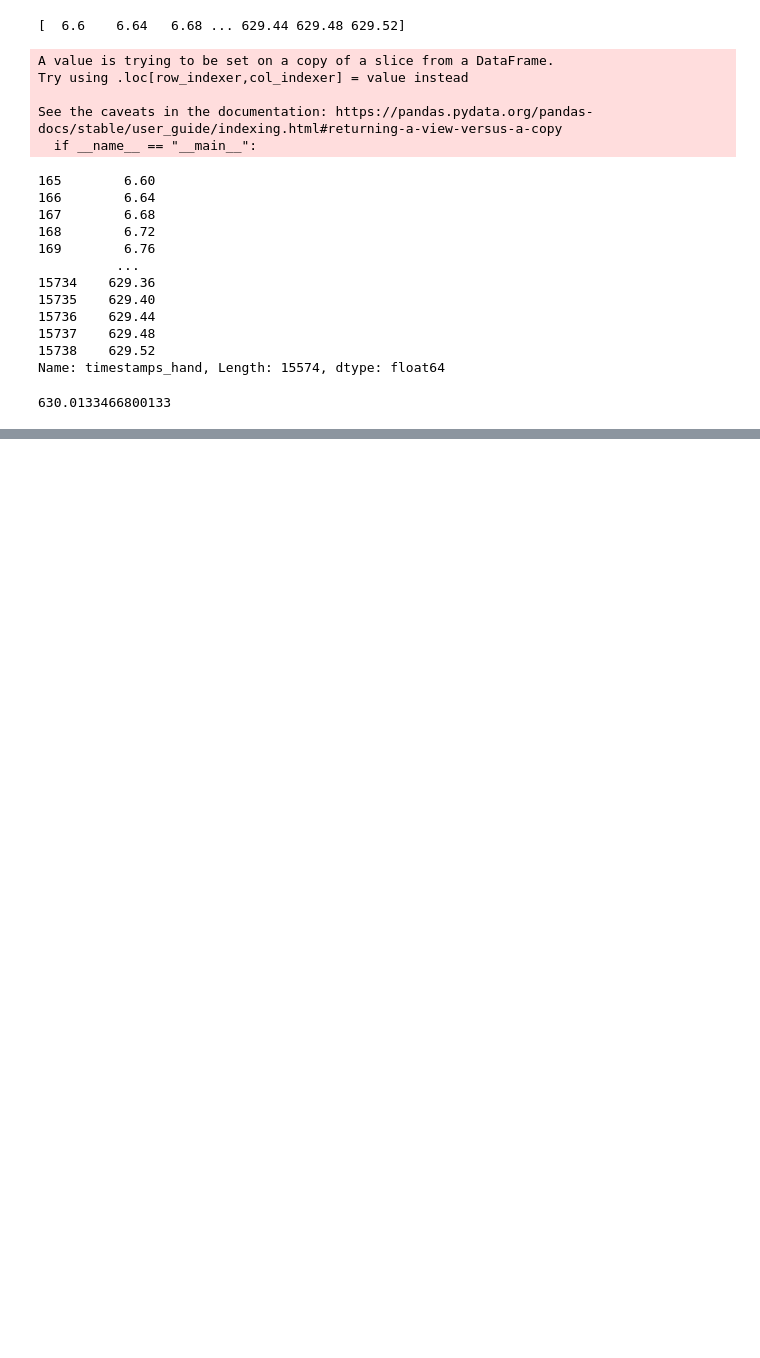
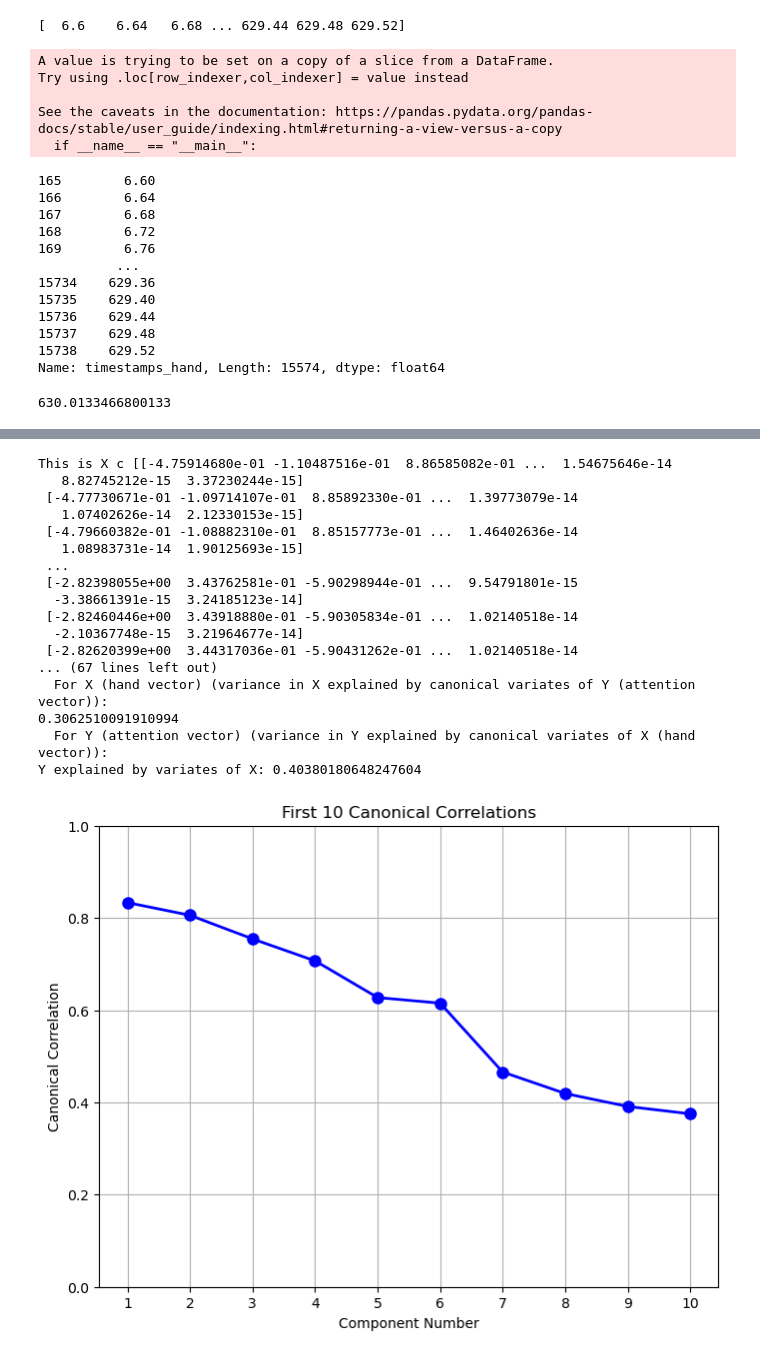
Before and after one commit to AndrewZhang599/extended-event-modeling, a Jupyter notebook: notebooks/canon_correlation_analysis.ipynb, the cells around one changed output, grey strips where cells are left out. Cells and saved outputs as stored; diff of their text form; code cells hidden in the pictures; blank space fills up the shorter version.

```diff
--- a/notebooks/canon_correlation_analysis.ipynb
+++ b/notebooks/canon_correlation_analysis.ipynb
@@ -257,0 +462,23 @@ Component 50: -0.0797
+# %%
+file_path_new_3 = r"C:\Users\super\OneDrive\Desktop\Github repos\extended-event-modeling\output\scene_embs\3.1.3_aligned_hand_attention.csv"
+canonical_analysis(file_path_new_3)
+#for 3.1.3
+# %% [output]
+This is X c [[-4.75914680e-01 -1.10487516e-01  8.86585082e-01 ...  1.54675646e-14
+   8.82745212e-15  3.37230244e-15]
+ [-4.77730671e-01 -1.09714107e-01  8.85892330e-01 ...  1.39773079e-14
+   1.07402626e-14  2.12330153e-15]
+ [-4.79660382e-01 -1.08882310e-01  8.85157773e-01 ...  1.46402636e-14
+   1.08983731e-14  1.90125693e-15]
+ ...
+ [-2.82398055e+00  3.43762581e-01 -5.90298944e-01 ...  9.54791801e-15
+  -3.38661391e-15  3.24185123e-14]
+ [-2.82460446e+00  3.43918880e-01 -5.90305834e-01 ...  1.02140518e-14
+  -2.10367748e-15  3.21964677e-14]
+ [-2.82620399e+00  3.44317036e-01 -5.90431262e-01 ...  1.02140518e-14
+... (67 lines left out)
+  For X (hand vector) (variance in X explained by canonical variates of Y (attention vector)):
+0.3062510091910994
+  For Y (attention vector) (variance in Y explained by canonical variates of X (hand vector)):
+Y explained by variates of X: 0.40380180648247604
+[figure, added]
```
Also changed, not shown: parts of 9 cells of this notebook.
